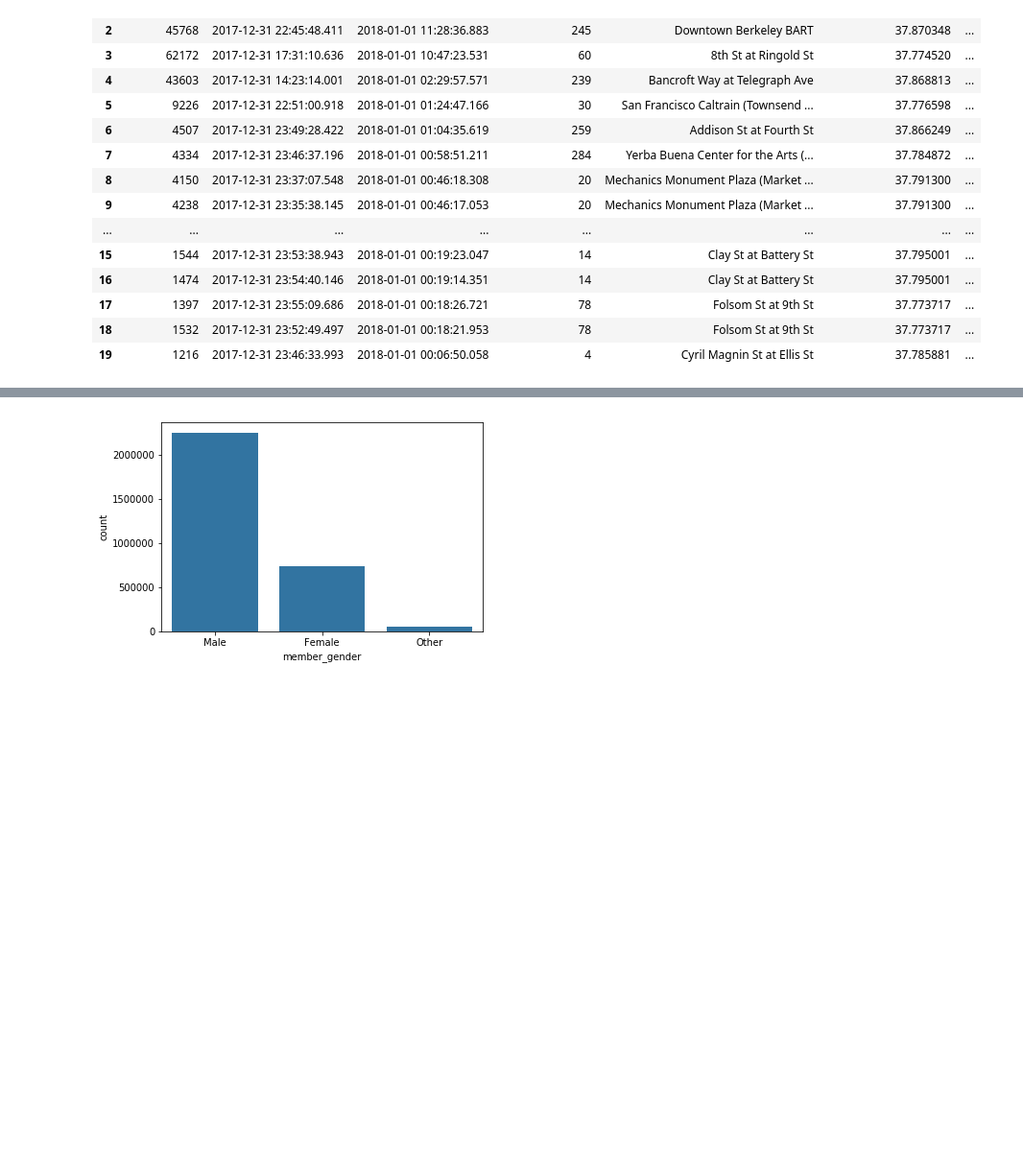
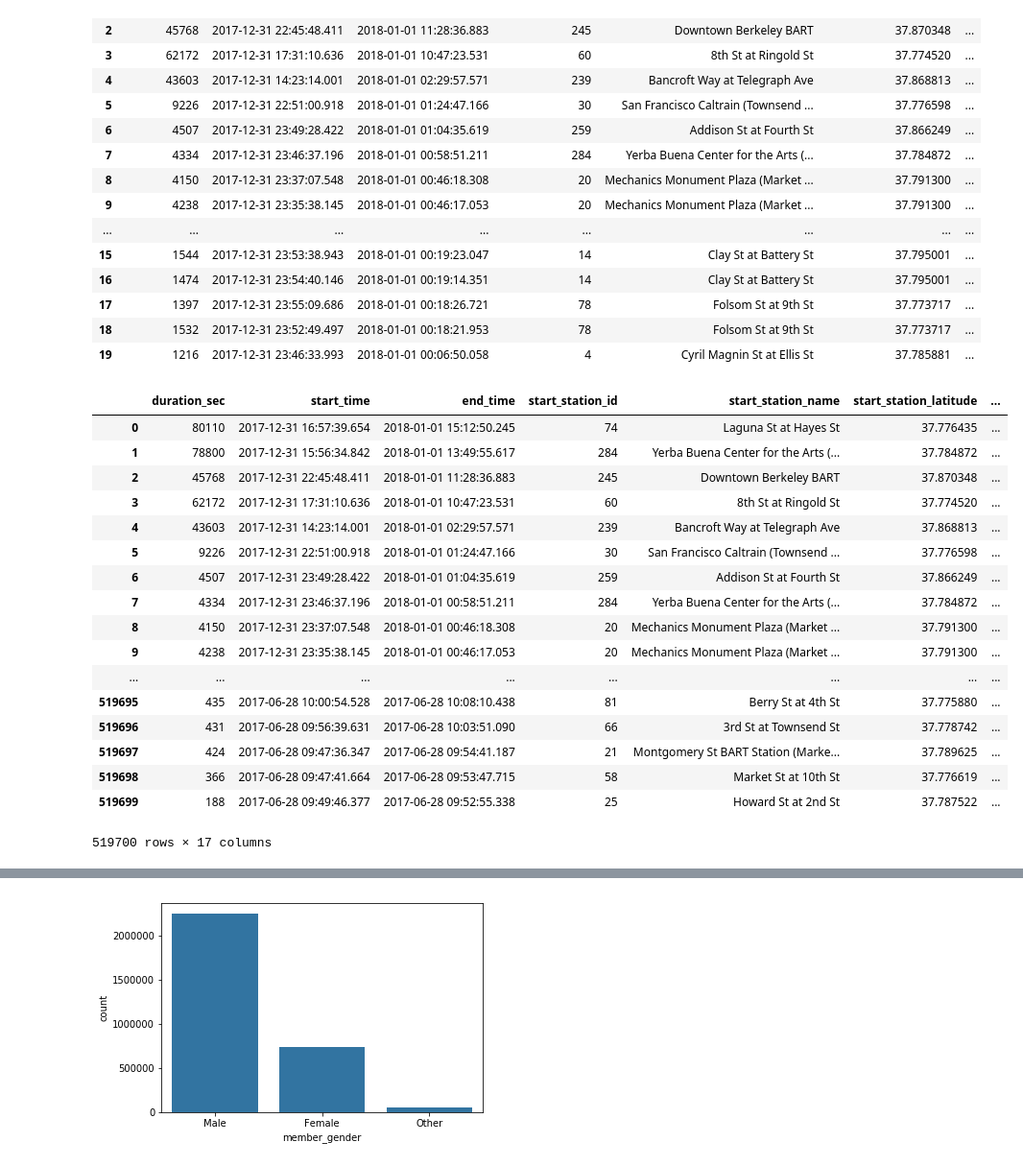
Before and after one commit to sdmccaul/udacity-da-viz, a Jupyter notebook: exploratory.ipynb, the cells around one changed output, grey strips where cells are left out. Shown at 96% size. Saved outputs shown, nothing was run; the diff lists cells and outputs as text; code cells hidden in the pictures; blank space fills up the shorter version.

```diff
--- a/exploratory.ipynb
+++ b/exploratory.ipynb
@@ -117,0 +138,21 @@ df.head(20)
+# %%
+df[ df.start_time.dt.year < 2018 ]
+# %% [output]
+|  | duration_sec | start_time | end_time | start_station_id | start_station_name | start_station_latitude | ... |
+| 0 | 80110 | 2017-12-31 16:57:39.654 | 2018-01-01 15:12:50.245 | 74 | Laguna St at Hayes St | 37.776435 | ... |
+| 1 | 78800 | 2017-12-31 15:56:34.842 | 2018-01-01 13:49:55.617 | 284 | Yerba Buena Center for the Arts (... | 37.784872 | ... |
+| 2 | 45768 | 2017-12-31 22:45:48.411 | 2018-01-01 11:28:36.883 | 245 | Downtown Berkeley BART | 37.870348 | ... |
+| 3 | 62172 | 2017-12-31 17:31:10.636 | 2018-01-01 10:47:23.531 | 60 | 8th St at Ringold St | 37.774520 | ... |
+| 4 | 43603 | 2017-12-31 14:23:14.001 | 2018-01-01 02:29:57.571 | 239 | Bancroft Way at Telegraph Ave | 37.868813 | ... |
+| 5 | 9226 | 2017-12-31 22:51:00.918 | 2018-01-01 01:24:47.166 | 30 | San Francisco Caltrain (Townsend ... | 37.776598 | ... |
+| 6 | 4507 | 2017-12-31 23:49:28.422 | 2018-01-01 01:04:35.619 | 259 | Addison St at Fourth St | 37.866249 | ... |
+| 7 | 4334 | 2017-12-31 23:46:37.196 | 2018-01-01 00:58:51.211 | 284 | Yerba Buena Center for the Arts (... | 37.784872 | ... |
+| 8 | 4150 | 2017-12-31 23:37:07.548 | 2018-01-01 00:46:18.308 | 20 | Mechanics Monument Plaza (Market ... | 37.791300 | ... |
+| 9 | 4238 | 2017-12-31 23:35:38.145 | 2018-01-01 00:46:17.053 | 20 | Mechanics Monument Plaza (Market ... | 37.791300 | ... |
+| ... | ... | ... | ... | ... | ... | ... | ... |
+| 519695 | 435 | 2017-06-28 10:00:54.528 | 2017-06-28 10:08:10.438 | 81 | Berry St at 4th St | 37.775880 | ... |
+| 519696 | 431 | 2017-06-28 09:56:39.631 | 2017-06-28 10:03:51.090 | 66 | 3rd St at Townsend St | 37.778742 | ... |
+| 519697 | 424 | 2017-06-28 09:47:36.347 | 2017-06-28 09:54:41.187 | 21 | Montgomery St BART Station (Marke... | 37.789625 | ... |
+| 519698 | 366 | 2017-06-28 09:47:41.664 | 2017-06-28 09:53:47.715 | 58 | Market St at 10th St | 37.776619 | ... |
+| 519699 | 188 | 2017-06-28 09:49:46.377 | 2017-06-28 09:52:55.338 | 25 | Howard St at 2nd St | 37.787522 | ... |
+519700 rows × 17 columns
```
Also changed, not shown: parts of 7 cells of this notebook.
